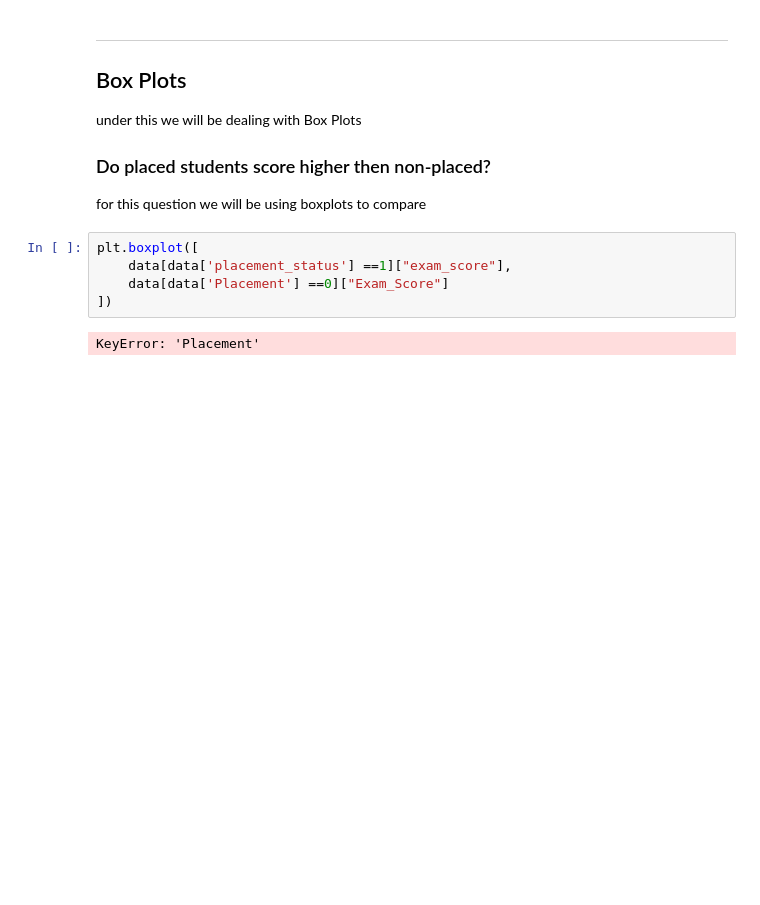
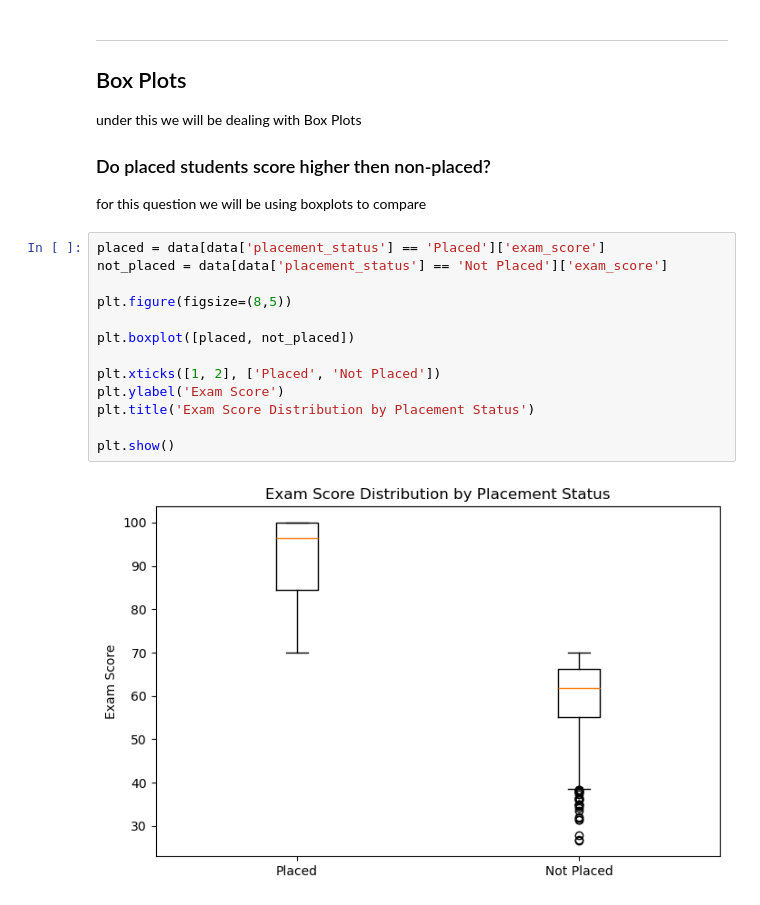
Before and after one commit to thedhawalpanchamiya/data-visualization, a Jupyter notebook: Mathplotlib_work.ipynb, the cells around one changed output. Drawn from its saved outputs; the diff is of its cells as text; blank space fills up the shorter version.

```diff
--- a/Mathplotlib_work.ipynb
+++ b/Mathplotlib_work.ipynb
@@ -128,10 +128,18 @@ plt.show()
 under this we will be dealing with Box Plots
 ### Do placed students score higher then non-placed?
 for this question we will be using boxplots to compare
-# %%
-plt.boxplot([
-    data[data['placement_status'] ==1]["exam_score"],
-    data[data['Placement'] ==0]["Exam_Score"]
-])
-# %% [output]
-KeyError: 'Placement'
+# %%
+placed = data[data['placement_status'] == 'Placed']['exam_score']
+not_placed = data[data['placement_status'] == 'Not Placed']['exam_score']
+
+plt.figure(figsize=(8,5))
+
+plt.boxplot([placed, not_placed])
+
+plt.xticks([1, 2], ['Placed', 'Not Placed'])
+plt.ylabel('Exam Score')
+plt.title('Exam Score Distribution by Placement Status')
+
+plt.show()
+# %% [output]
+[figure, added]
```
Also changed, not shown: parts of 15 cells of this notebook.
